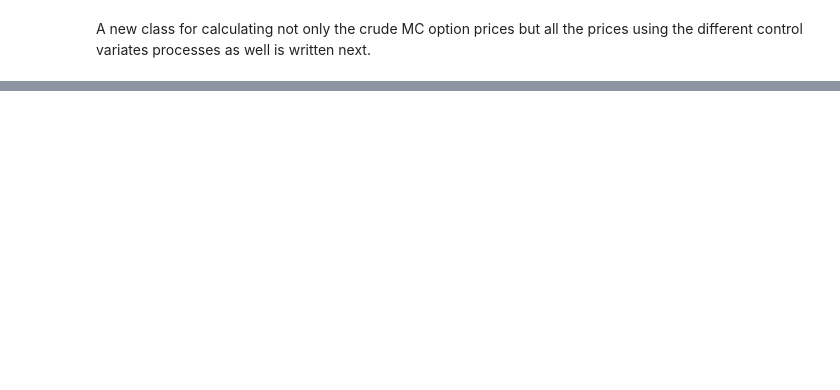
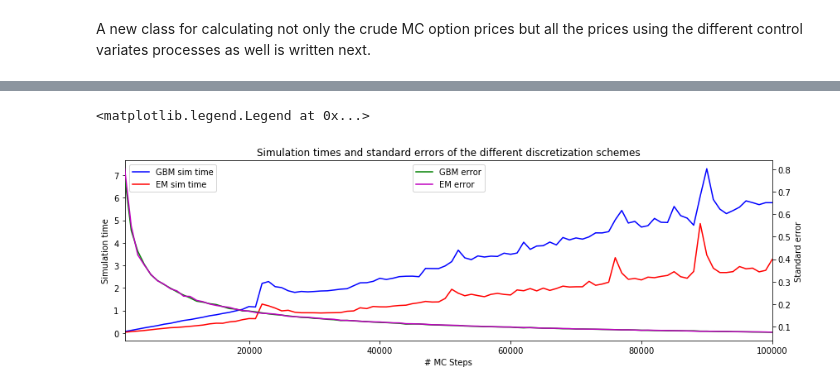
Before and after one commit to jacobeskin/Monte-Carlo-Simulations-in-Finance, a Jupyter notebook: A study of MC in option pricing/Options.ipynb, the cells around one changed output, grey strips where cells are left out. Drawn from its saved outputs; the diff is of its cells as text; code cells hidden in the pictures; blank space fills up the shorter version.

```diff
--- a/A study of MC in option pricing/Options.ipynb
+++ b/A study of MC in option pricing/Options.ipynb
@@ -1447,0 +1624,31 @@ SyntaxError: unexpected EOF while parsing (<ipython-input-27-e7a2da4db1eb>, line
+# %%
+# Plot of how the standard errors and simulations times behave as functions of MC steps
+x_axis = [i for i in range(1000,100001, 1000)]
+
+f1 = plt.figure(11, figsize=(14,4))
+
+ax = f1.add_subplot(111, label='Simulation time')
+ax2 = f1.add_subplot(111, label='Standard error', frame_on=False)
+
+ax.plot(x_axis, gbm_time, 'b-', label='GBM sim time')
+ax.plot(x_axis, em_time, 'r-', label='EM sim time')
+
+ax.set_xlabel('# MC Steps')
+ax.set_ylabel('Simulation time')
+ax.set_xlim(x_axis[0], x_axis[-1])
+
+ax2.plot(x_axis, gbm_error, 'g-', label='GBM error')
+ax2.plot(x_axis, em_error, 'm-', label='EM error')
+
+ax2.set_xticks([])
+ax2.yaxis.tick_right()
+ax2.set_ylabel('Standard error')
+ax2.yaxis.set_label_position('right')
+ax2.set_xlim(x_axis[0], x_axis[-1])
+
+ax.set_title('Simulation times and standard errors of the different discretization schemes')
+ax.legend(loc='upper left')
+ax2.legend(loc='upper center')
+# %% [output]
+<matplotlib.legend.Legend at 0x...>
+[figure, added]
```
Also changed, not shown: parts of 29 cells of this notebook.
